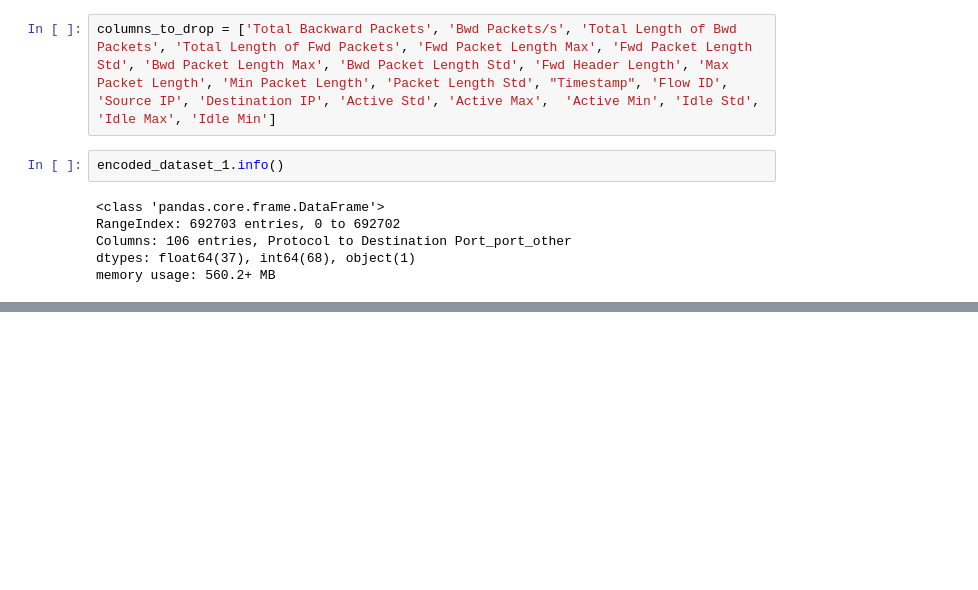
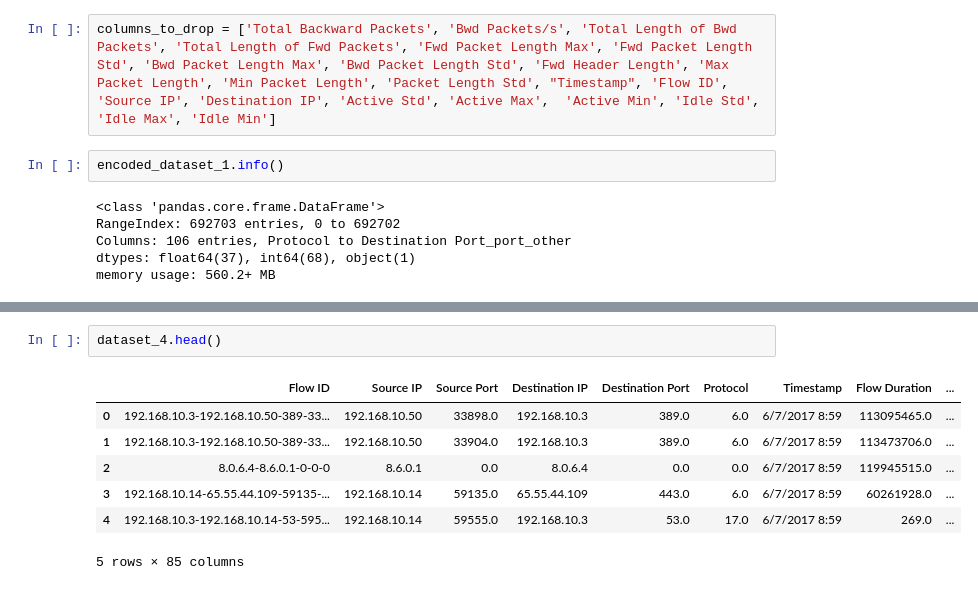
Before and after one commit to BrianColclough/applied-machine-learning, a Jupyter notebook: Module 10/assignment-10_Colclough.ipynb, the cells around one changed output, grey strips where cells are left out. Saved outputs shown, nothing was run; the diff lists cells and outputs as text; blank space fills up the shorter version.

```diff
--- a/Module 10/assignment-10_Colclough.ipynb
+++ b/Module 10/assignment-10_Colclough.ipynb
@@ -529,0 +484,10 @@ print(f"Shuffled-label accuracy (should be ~0.5): {shuffled_scores['test_accurac
+# %%
+dataset_4.head()
+# %% [output]
+|  | Flow ID | Source IP | Source Port | Destination IP | Destination Port | Protocol | Timestamp | Flow Duration | ... |
+| 0 | 192.168.10.3-192.168.10.50-389-33... | 192.168.10.50 | 33898.0 | 192.168.10.3 | 389.0 | 6.0 | 6/7/2017 8:59 | 113095465.0 | ... |
+| 1 | 192.168.10.3-192.168.10.50-389-33... | 192.168.10.50 | 33904.0 | 192.168.10.3 | 389.0 | 6.0 | 6/7/2017 8:59 | 113473706.0 | ... |
+| 2 | 8.0.6.4-8.6.0.1-0-0-0 | 8.6.0.1 | 0.0 | 8.0.6.4 | 0.0 | 0.0 | 6/7/2017 8:59 | 119945515.0 | ... |
+| 3 | 192.168.10.14-65.55.44.109-59135-... | 192.168.10.14 | 59135.0 | 65.55.44.109 | 443.0 | 6.0 | 6/7/2017 8:59 | 60261928.0 | ... |
+| 4 | 192.168.10.3-192.168.10.14-53-595... | 192.168.10.14 | 59555.0 | 192.168.10.3 | 53.0 | 17.0 | 6/7/2017 8:59 | 269.0 | ... |
+5 rows × 85 columns
```
Also changed, not shown: parts of 22 cells of this notebook, 14 other files.
